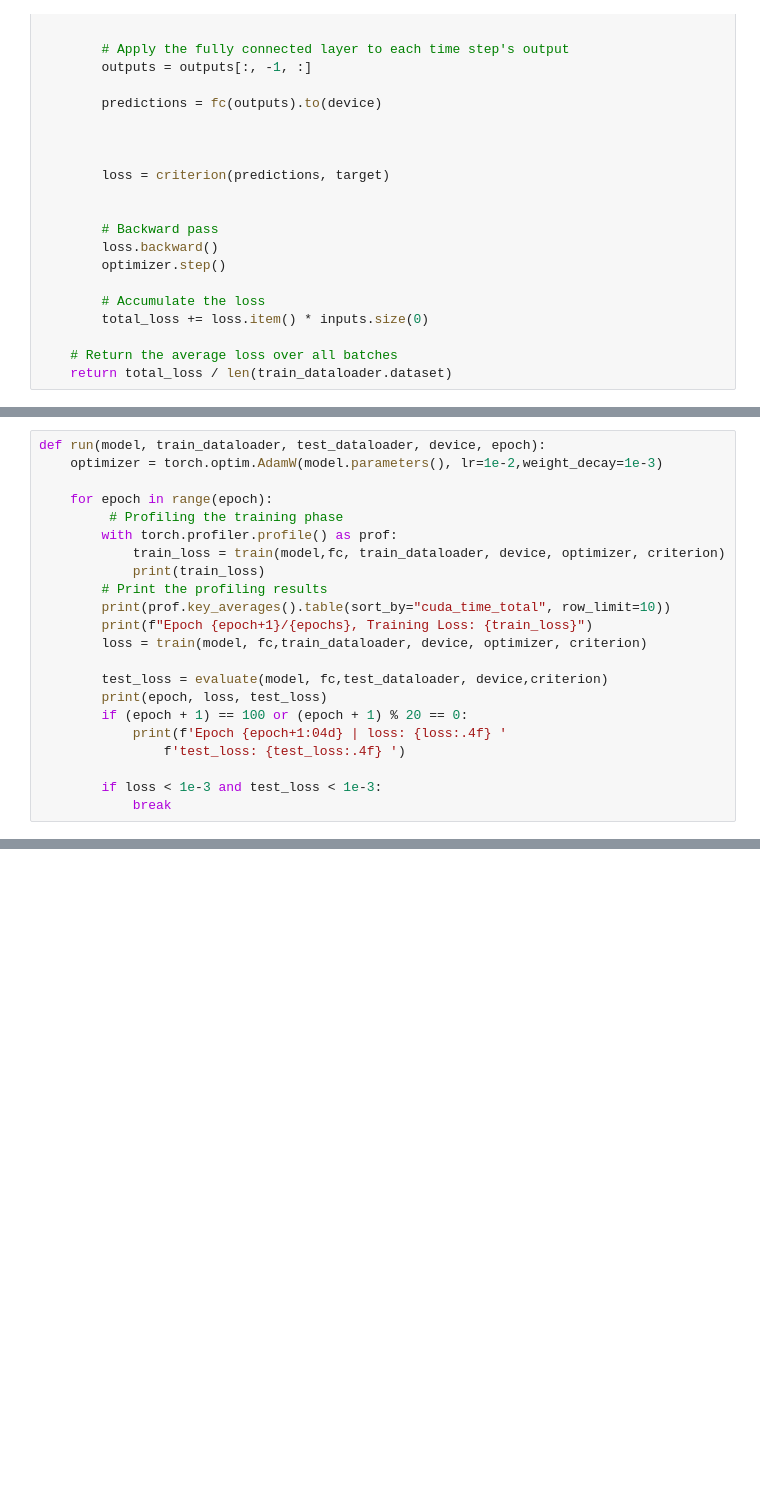
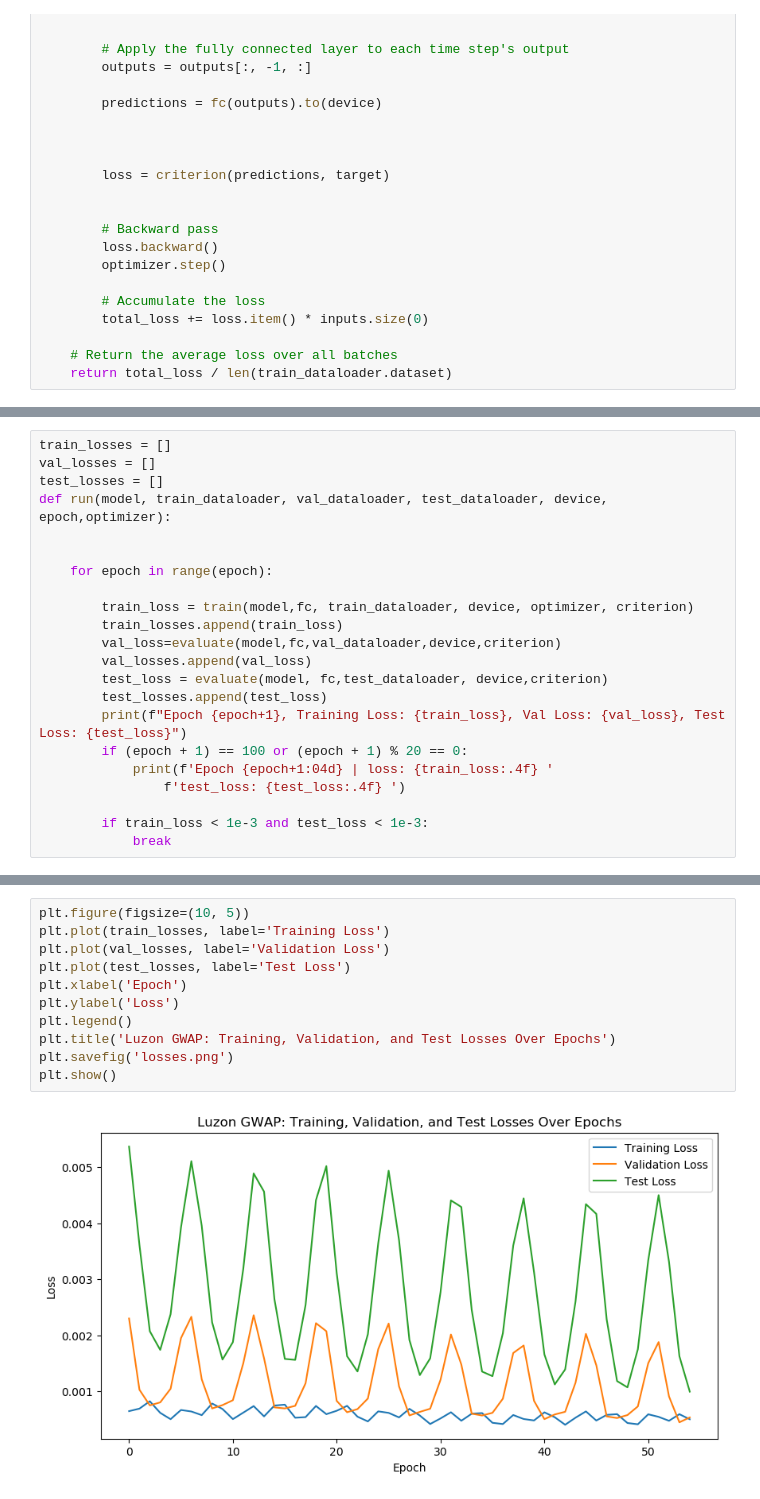
Before and after one commit to ladycelestia/thesis, a Jupyter notebook: test3.ipynb, the cells around one changed output, grey strips where cells are left out. Cells and saved outputs as stored; diff of their text form; blank space fills up the shorter version.

```diff
--- a/test3.ipynb
+++ b/test3.ipynb
@@ -255,24 +275,24 @@ def evaluate(model,fc, test_dataloader, device, criterion):
 # %%
-def run(model, train_dataloader, test_dataloader, device, epoch):
-    optimizer = torch.optim.AdamW(model.parameters(), lr=1e-2,weight_decay=1e-3)
+train_losses = []
+val_losses = []
+test_losses = []
+def run(model, train_dataloader, val_dataloader, test_dataloader, device, epoch,optimizer):
+
 
     for epoch in range(epoch):
-         # Profiling the training phase
-        with torch.profiler.profile() as prof:
-            train_loss = train(model,fc, train_dataloader, device, optimizer, criterion)
-            print(train_loss)
-        # Print the profiling results
-        print(prof.key_averages().table(sort_by="cuda_time_total", row_limit=10))
-        print(f"Epoch {epoch+1}/{epochs}, Training Loss: {train_loss}")
-        loss = train(model, fc,train_dataloader, device, optimizer, criterion)
 
+        train_loss = train(model,fc, train_dataloader, device, optimizer, criterion)
+        train_losses.append(train_loss)
+        val_loss=evaluate(model,fc,val_dataloader,device,criterion)
+        val_losses.append(val_loss)
         test_loss = evaluate(model, fc,test_dataloader, device,criterion)
-        print(epoch, loss, test_loss)
+        test_losses.append(test_loss)
+        print(f"Epoch {epoch+1}, Training Loss: {train_loss}, Val Loss: {val_loss}, Test Loss: {test_loss}")
         if (epoch + 1) == 100 or (epoch + 1) % 20 == 0:
-            print(f'Epoch {epoch+1:04d} | loss: {loss:.4f} '
+            print(f'Epoch {epoch+1:04d} | loss: {train_loss:.4f} '
                 f'test_loss: {test_loss:.4f} ')
 
-        if loss < 1e-3 and test_loss < 1e-3:
+        if train_loss < 1e-3 and test_loss < 1e-3:
             break
 # %%
 epoch=100
@@ -279,0 +318,13 @@ run(model, train_dataloader, test_dataloader, device, epoch)
+# %%
+plt.figure(figsize=(10, 5))
+plt.plot(train_losses, label='Training Loss')
+plt.plot(val_losses, label='Validation Loss')
+plt.plot(test_losses, label='Test Loss')
+plt.xlabel('Epoch')
+plt.ylabel('Loss')
+plt.legend()
+plt.title('Luzon GWAP: Training, Validation, and Test Losses Over Epochs')
+plt.savefig('losses.png')
+plt.show()
+# %% [output]
+[figure, added]
```
Also changed, not shown: parts of 7 cells of this notebook.
